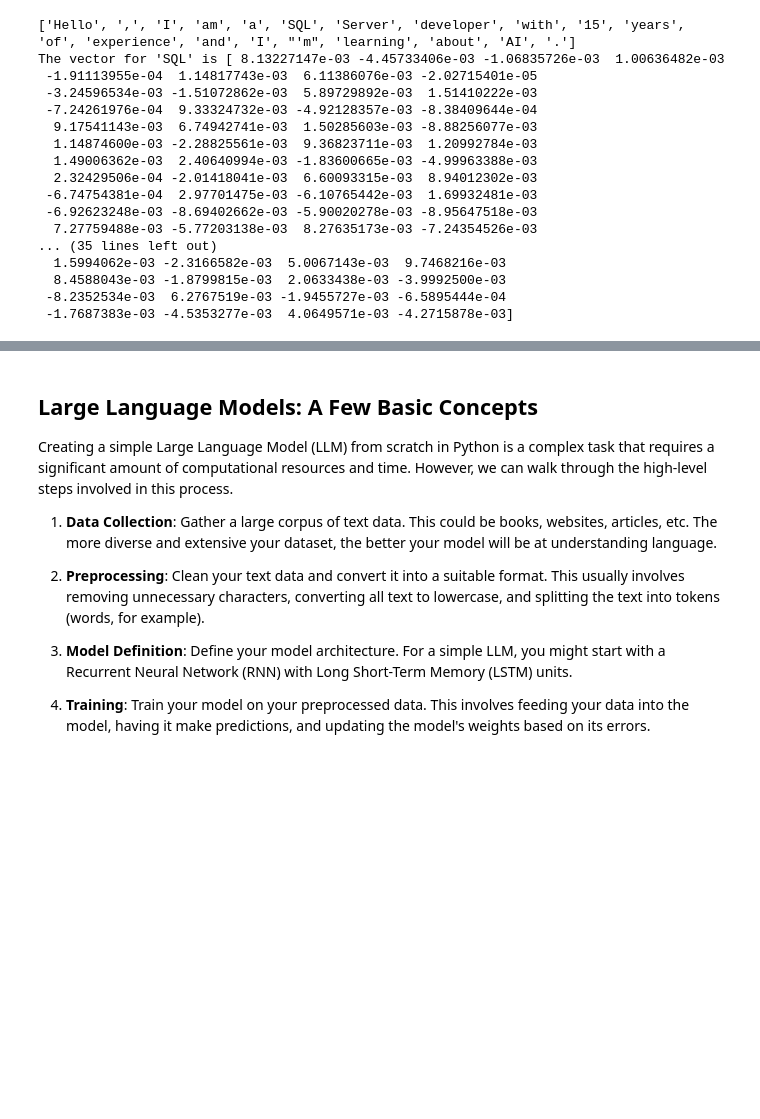
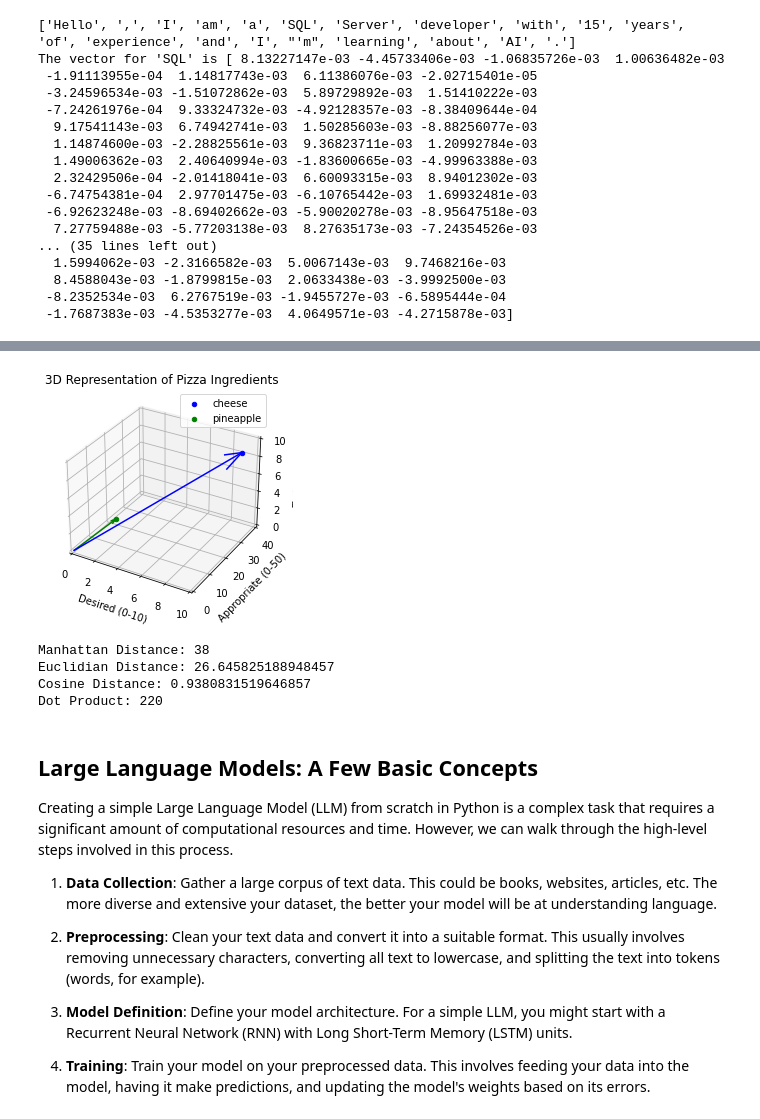
Before and after one commit to sqlserverworkshops/OpenAI-DataPro, a Jupyter notebook: notebooks/Notebook - Module 1.ipynb, the cells around one changed output, grey strips where cells are left out. Drawn from its saved outputs; the diff is of its cells as text; code cells hidden in the pictures; blank space fills up the shorter version.

```diff
--- a/notebooks/Notebook - Module 1.ipynb
+++ b/notebooks/Notebook - Module 1.ipynb
@@ -281,3 +300,61 @@ The vector for 'SQL' is [ 8.13227147e-03 -4.45733406e-03 -1.06835726e-03  1.0063
+# %%
+import matplotlib.pyplot as plt
+import numpy as np
+
+from mpl_toolkits.mplot3d import Axes3D
+
+# Example pizza attributes: [desired, appropriate, tasty]
+# These are hypothetical numbers for illustration purposes
+cheese = [10, 30, 10]
+pineapple  = [3, 5, 4]
+
+fig = plt.figure()
+ax = fig.add_subplot(111, projection='3d')
+
+# Plotting the pets
+ax.scatter(cheese[0], cheese[1], cheese[2], label="cheese", c='blue')
+ax.scatter(pineapple[0], pineapple[1], pineapple[2], label="pineapple", c='green')
+
+# Drawing lines from the origin to the points
+ax.quiver(0, 0, 0, cheese[0], cheese[1], cheese[2], color='blue',
+arrow_length_ratio=0.1)
+ax.quiver(0, 0, 0, pineapple[0], pineapple[1], pineapple[2], color='green',
+arrow_length_ratio=0.1)
+
+# Labeling the axes
+ax.set_xlabel('Desired (0-10)')
+ax.set_ylabel('Appropriate (0-50)')
+ax.set_zlabel('Tasty (0-10)')
+
+# Setting the limits for better visualization
+ax.set_xlim(0, 10)
+ax.set_ylim(0, 40)
+ax.set_zlim(0, 10)
+
+# Adding legend and title
+ax.legend()
+ax.set_title('3D Representation of Pizza Ingredients')
+
+plt.show()
+
+L1 = [abs(cheese[i] - pineapple[i]) for i in range(len(cheese))]
+manhattan_distance = sum(L1)
+print("Manhattan Distance:", manhattan_distance)
+
+L2 = [(cheese[i] - pineapple[i])**2 for i in range(len(cheese))]
+L2 = np.sqrt(np.array(L2).sum())
+print("Euclidian Distance:", L2)
+
+cosine = np.dot(cheese, pineapple) / (np.linalg.norm(cheese) *
+np.linalg.norm(pineapple))
+print("Cosine Distance:", cosine)
+print("Dot Product:", np.dot(cheese,pineapple))
+# %% [output]
+[figure, added]
+Manhattan Distance: 38
+Euclidian Distance: 26.645825188948457
+Cosine Distance: 0.9380831519646857
+Dot Product: 220
 # %% [markdown]
 ## Large Language Models: A Few Basic Concepts
 
```
Also changed, not shown: parts of 6 cells of this notebook.
